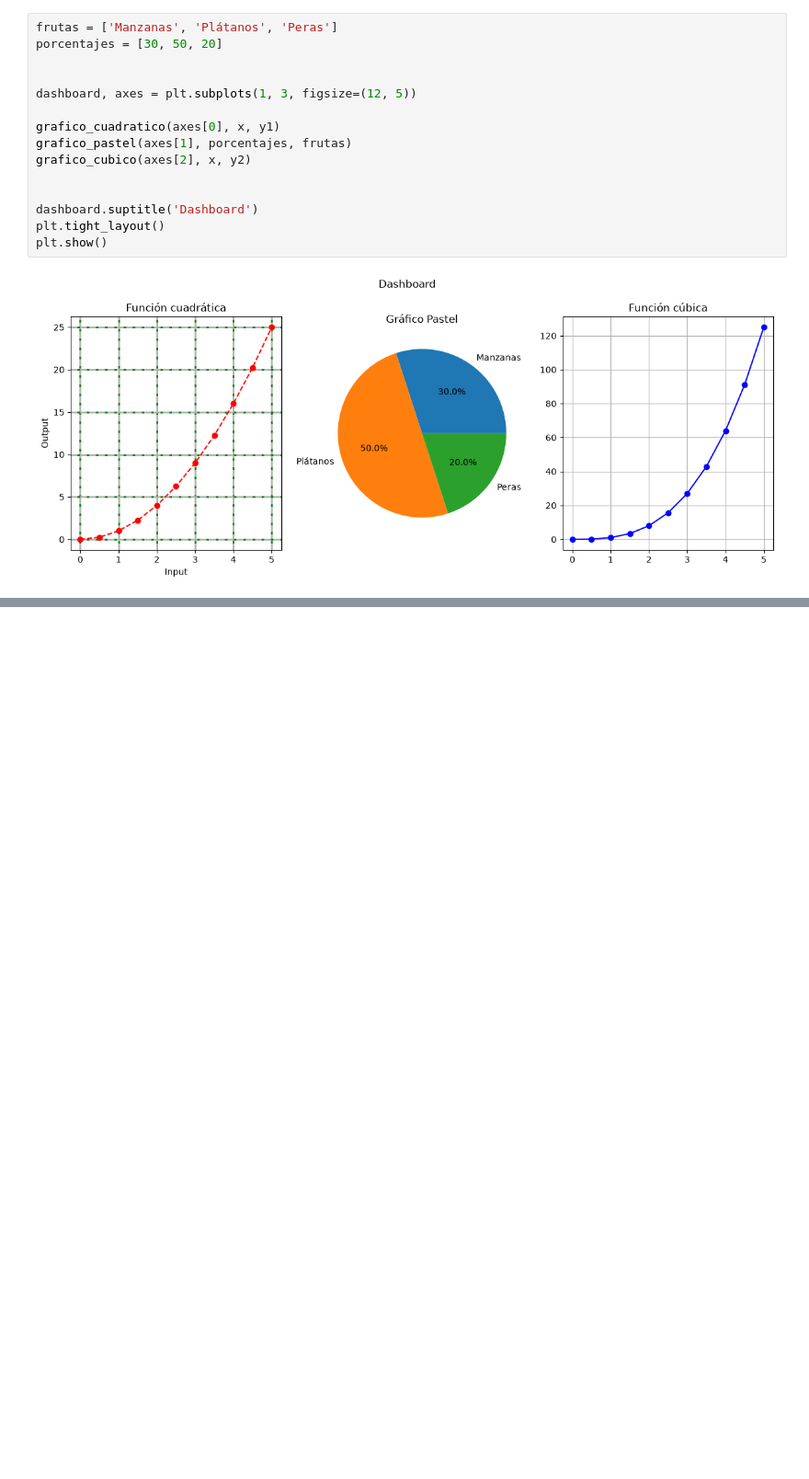
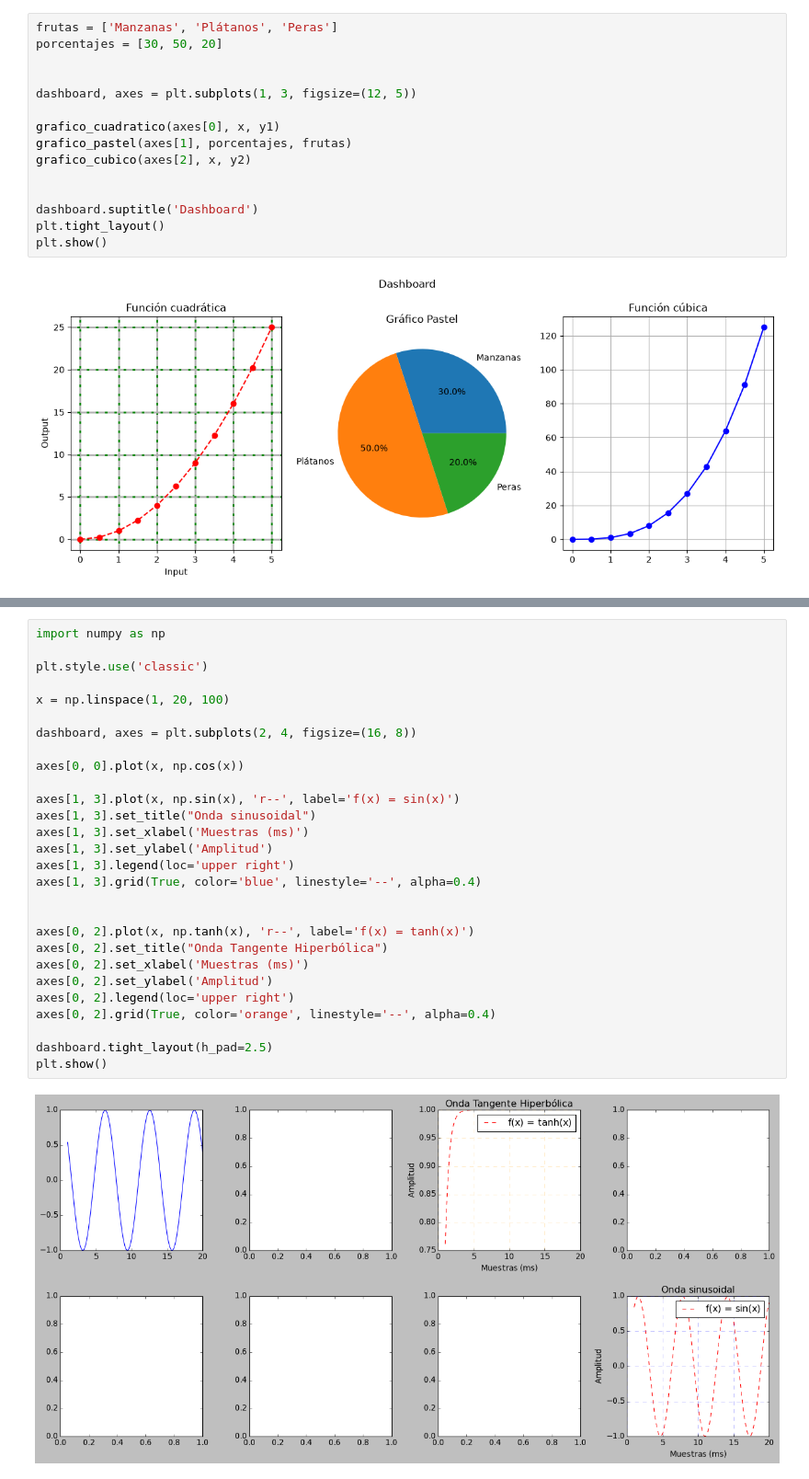
Before and after one commit to marcell-llerena/datascience-g8, a Jupyter notebook: notebooks/20260817_26_matplotlib_subplots_poo.ipynb, the cells around one changed output, grey strips where cells are left out. Shown at 92% size. Cells and saved outputs as stored; diff of their text form; blank space fills up the shorter version.

```diff
--- a/notebooks/20260817_26_matplotlib_subplots_poo.ipynb
+++ b/notebooks/20260817_26_matplotlib_subplots_poo.ipynb
@@ -54,0 +77,30 @@ plt.show()
+# %%
+import numpy as np
+
+plt.style.use('classic')
+
+x = np.linspace(1, 20, 100)
+
+dashboard, axes = plt.subplots(2, 4, figsize=(16, 8))
+
+axes[0, 0].plot(x, np.cos(x))
+
+axes[1, 3].plot(x, np.sin(x), 'r--', label='f(x) = sin(x)')
+axes[1, 3].set_title("Onda sinusoidal")
+axes[1, 3].set_xlabel('Muestras (ms)')
+axes[1, 3].set_ylabel('Amplitud')
+axes[1, 3].legend(loc='upper right')
+axes[1, 3].grid(True, color='blue', linestyle='--', alpha=0.4)
+
+
+axes[0, 2].plot(x, np.tanh(x), 'r--', label='f(x) = tanh(x)')
+axes[0, 2].set_title("Onda Tangente Hiperbólica")
+axes[0, 2].set_xlabel('Muestras (ms)')
+axes[0, 2].set_ylabel('Amplitud')
+axes[0, 2].legend(loc='upper right')
+axes[0, 2].grid(True, color='orange', linestyle='--', alpha=0.4)
+
+dashboard.tight_layout(h_pad=2.5)
+plt.show()
+# %% [output]
+[figure, added]
```
Also changed, not shown: parts of 3 cells of this notebook.
